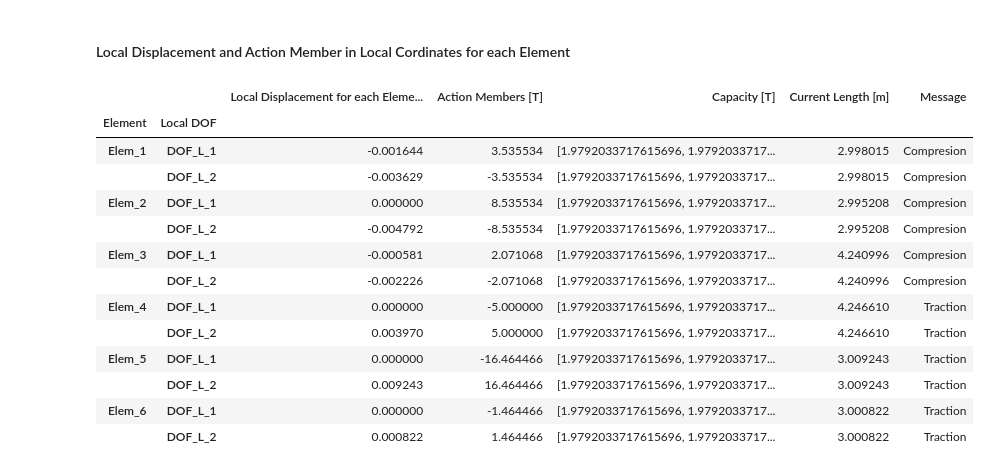
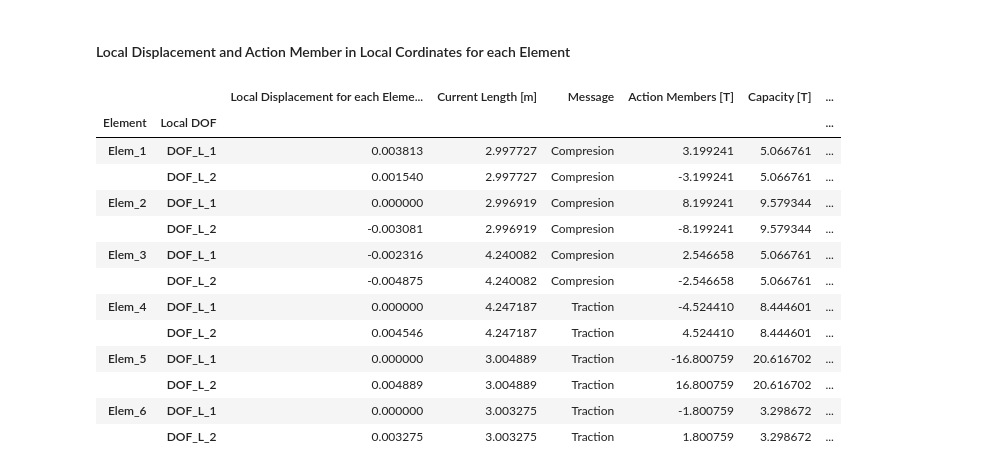
Before and after one commit to Normando1945/Repo_Maxtrix_Analisys, a Jupyter notebook: examples/Example_Truss.ipynb, the cells around one changed output. Saved outputs shown, nothing was run; the diff lists cells and outputs as text; code cells hidden in the pictures.

```diff
--- a/examples/Example_Truss.ipynb
+++ b/examples/Example_Truss.ipynb
@@ -28,8 +28,10 @@ E = 21000000
 l = 3                                                                                                               # Base length of the truss panels
 L = [l,l,np.sqrt(l**2 + l**2),np.sqrt(l**2 + l**2),l,l]                                                             # Length of each truss element
 thethas = [0,90,135,45,90,0]                                                                                        # Orientation angle of each element in degrees
-db = 0.018                                                                                                          # Bar diameter
-A = np.pi * db**(2) / 4                                                                                             # Cross-sectional area of the bars
+dv = np.array([0.016,0.022,0.016,0.016,0.025,0.01])
+A = []
+for i in range(len(dv)):
+    A.append(np.pi * dv[i]**(2) / 4 )
 local_dof = 2                                                                                                       # Local DOF per element
 Global_dof = 4                                                                                                      # Global DOF per element
 nglt = 8                                                                                                            # Number of global DOF including supports
@@ -54,12 +56,11 @@ Lee_Nodos = np.array([
 ])
 
 P = np.zeros(gdl)                                                                                                   # Initialize load vector for free global DOF
-P[0] = 5                                                                                                            # Apply nodal load in global DOF
+P[0] = 5
 P[1] = -10
 P[3] = 20
 P = np.vstack(P)                                                                                                    # Convert load vector to column format
 
-dv = 0.01
 fyT = 42000
 fyC = fyT * 0.6
 
@@ -94,7 +95,7 @@ structure = Manager_K_T_elements2D(method= 'ARM')
 
 # --- Add ARM elements to the structure -----------------------------------------------------------------------------
 for i in np.arange(0, len(thethas), 1):                                                                             # Loop to add each element
-    structure.add_element(ARM_K_T_Element2D(E = E,A = A, L = L[i], thetha= thethas[i]))                             # Add ARM element with its properties
+    structure.add_element(ARM_K_T_Element2D(E = E,A = A[i], L = L[i], thetha= thethas[i]))                             # Add ARM element with its properties
 # %%
 # --- Stack local stiffness matrices --------------------------------------------------------------------------------
 K_all = structure.stacked_stiffness_matrices()                                                                      # Stacked stiffness matrix (2N x 2)
@@ -343,7 +344,7 @@ Global Displacements
 # %% [markdown]
 #### Plot Displacement
 # %%
-fs = 50                                                                                                             # Scale factor for visualizing displacements in the plot
+fs = 10                                                                                                             # Scale factor for visualizing displacements in the plot
 
 delta_g_values = np.asarray(delta_g, dtype=float).ravel()                                                           # Convert displacement vector to a flat NumPy array
 
@@ -476,6 +477,9 @@ CA = []
 CA_rows = []
 
 AmL = []
+
+MENSAJE2 = []
+MENSAJE2_rows = []
 
 for e in np.arange(0, n_elem, 1):                                                                                   # Loop through each element
 # for e in np.arange(2):
@@ -490,10 +494,18 @@ for e in np.arange(0, n_elem, 1):
     if L_actual >= L[e]:
         mensaje = 'Traction'
         #--------- Capacity ----------
-        ca = fyT * (np.pi * dv**(2) / 4)
+        ca = fyT * (np.pi * dv[e]**(2) / 4)
     else:
         mensaje = 'Compresion'
-        ca = fyC * (np.pi * dv**(2) / 4)
+        ca = fyC * (np.pi * dv[e]**(2) / 4)
+
+    if np.abs(aml[0] / ca) >= 1:
+        mensaje2 = 'mal'
+    else:
+        mensaje2 = 'ok'
+
+    MENSAJE2.append(mensaje2)
+    MENSAJE2_rows.extend([mensaje2] * local_dof)
 
     Delta_L_elem_all.append(Delta_L_elem_e)                                                                         # Store local displacement vector
 
@@ -503,47 +515,51 @@ for e in np.arange(0, n_elem, 1):
     New_L_elem_rows.extend([L_actual] * local_dof)                                                                  # Repeat current length for the DataFrame rows
 
     CA.append(ca)
-    CA_rows.extend([CA] * local_dof)
+    CA_rows.extend([ca] * local_dof)
 
 
     MENSAJE.append(mensaje)
     MENSAJE_rows.extend([mensaje] * local_dof)
 
 Delta_L_elem_all = np.vstack(Delta_L_elem_all)                                                                      # Stack local displacement vectors
 AmL = np.vstack(AmL)
+
+DCR = np.abs(AmL.ravel() / CA_rows)
 
 rows_L = pd.MultiIndex.from_tuples(                                                                                 # Create hierarchical index for local displacement vectors
     [
         (f'Elem_{e+1}', f'DOF_L_{d+1}')                                                                             # Element and local DOF labels
         for e in range(n_elem)                                                                                      # Loop through each element
         for d in range(local_dof)                                                                                   # Loop through local DOF
     ],
     names=['Element', 'Local DOF']                                                                                  # Index level names
 )
 
 Delta_L_elem_all_df = pd.DataFrame(                                                                                 # Convert local displacements and lengths to DataFrame
     {
         'Local Displacement for each Element [m]': Delta_L_elem_all.ravel(),
+        'Current Length [m]': New_L_elem_rows,
+        'Message ':MENSAJE_rows,
         'Action Members [T]': AmL.ravel(),
         'Capacity [T]': CA_rows,
-        'Current Length [m]': New_L_elem_rows,
-        'Message ':MENSAJE_rows,
+        'DCR': DCR,
+        'Revision': MENSAJE2_rows,
     },
     index=rows_L
 )
 Delta_L_elem_all_df.round(6)
 # %% [output]
-|  |  | Local Displacement for each Eleme... | Action Members [T] | Capacity [T] | Current Length [m] | Message |
-| Element | Local DOF |  |  |  |  |  |
-| Elem_1 | DOF_L_1 | -0.001644 | 3.535534 | [1.9792033717615696, 1.9792033717... | 2.998015 | Compresion |
-|  | DOF_L_2 | -0.003629 | -3.535534 | [1.9792033717615696, 1.9792033717... | 2.998015 | Compresion |
-| Elem_2 | DOF_L_1 | 0.000000 | 8.535534 | [1.9792033717615696, 1.9792033717... | 2.995208 | Compresion |
-|  | DOF_L_2 | -0.004792 | -8.535534 | [1.9792033717615696, 1.9792033717... | 2.995208 | Compresion |
-| Elem_3 | DOF_L_1 | -0.000581 | 2.071068 | [1.9792033717615696, 1.9792033717... | 4.240996 | Compresion |
-|  | DOF_L_2 | -0.002226 | -2.071068 | [1.9792033717615696, 1.9792033717... | 4.240996 | Compresion |
-| Elem_4 | DOF_L_1 | 0.000000 | -5.000000 | [1.9792033717615696, 1.9792033717... | 4.246610 | Traction |
-|  | DOF_L_2 | 0.003970 | 5.000000 | [1.9792033717615696, 1.9792033717... | 4.246610 | Traction |
-| Elem_5 | DOF_L_1 | 0.000000 | -16.464466 | [1.9792033717615696, 1.9792033717... | 3.009243 | Traction |
-|  | DOF_L_2 | 0.009243 | 16.464466 | [1.9792033717615696, 1.9792033717... | 3.009243 | Traction |
-| Elem_6 | DOF_L_1 | 0.000000 | -1.464466 | [1.9792033717615696, 1.9792033717... | 3.000822 | Traction |
-|  | DOF_L_2 | 0.000822 | 1.464466 | [1.9792033717615696, 1.9792033717... | 3.000822 | Traction |
+|  |  | Local Displacement for each Eleme... | Current Length [m] | Message | Action Members [T] | Capacity [T] | ... |
+| Element | Local DOF |  |  |  |  |  | ... |
+| Elem_1 | DOF_L_1 | 0.003813 | 2.997727 | Compresion | 3.199241 | 5.066761 | ... |
+|  | DOF_L_2 | 0.001540 | 2.997727 | Compresion | -3.199241 | 5.066761 | ... |
+| Elem_2 | DOF_L_1 | 0.000000 | 2.996919 | Compresion | 8.199241 | 9.579344 | ... |
+|  | DOF_L_2 | -0.003081 | 2.996919 | Compresion | -8.199241 | 9.579344 | ... |
+| Elem_3 | DOF_L_1 | -0.002316 | 4.240082 | Compresion | 2.546658 | 5.066761 | ... |
+|  | DOF_L_2 | -0.004875 | 4.240082 | Compresion | -2.546658 | 5.066761 | ... |
+| Elem_4 | DOF_L_1 | 0.000000 | 4.247187 | Traction | -4.524410 | 8.444601 | ... |
+|  | DOF_L_2 | 0.004546 | 4.247187 | Traction | 4.524410 | 8.444601 | ... |
+| Elem_5 | DOF_L_1 | 0.000000 | 3.004889 | Traction | -16.800759 | 20.616702 | ... |
+|  | DOF_L_2 | 0.004889 | 3.004889 | Traction | 16.800759 | 20.616702 | ... |
+| Elem_6 | DOF_L_1 | 0.000000 | 3.003275 | Traction | -1.800759 | 3.298672 | ... |
+|  | DOF_L_2 | 0.003275 | 3.003275 | Traction | 1.800759 | 3.298672 | ... |
```
Also changed, not shown: parts of 10 cells of this notebook.
